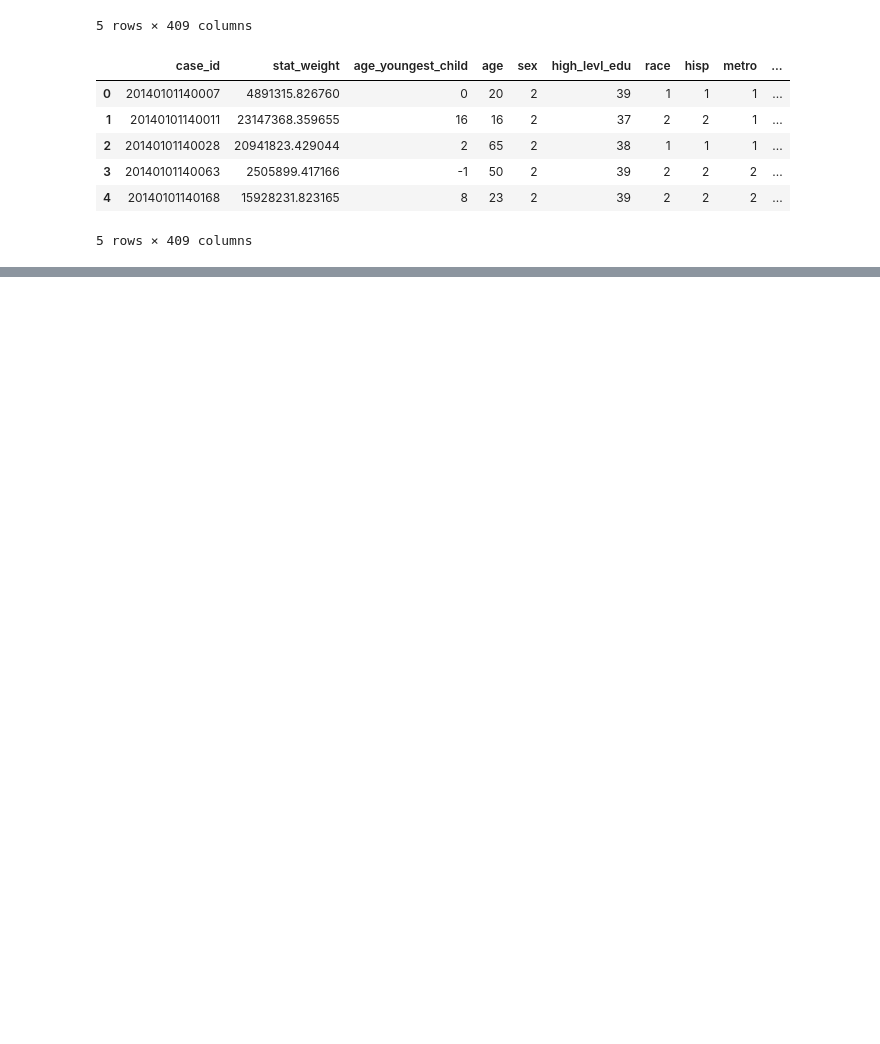
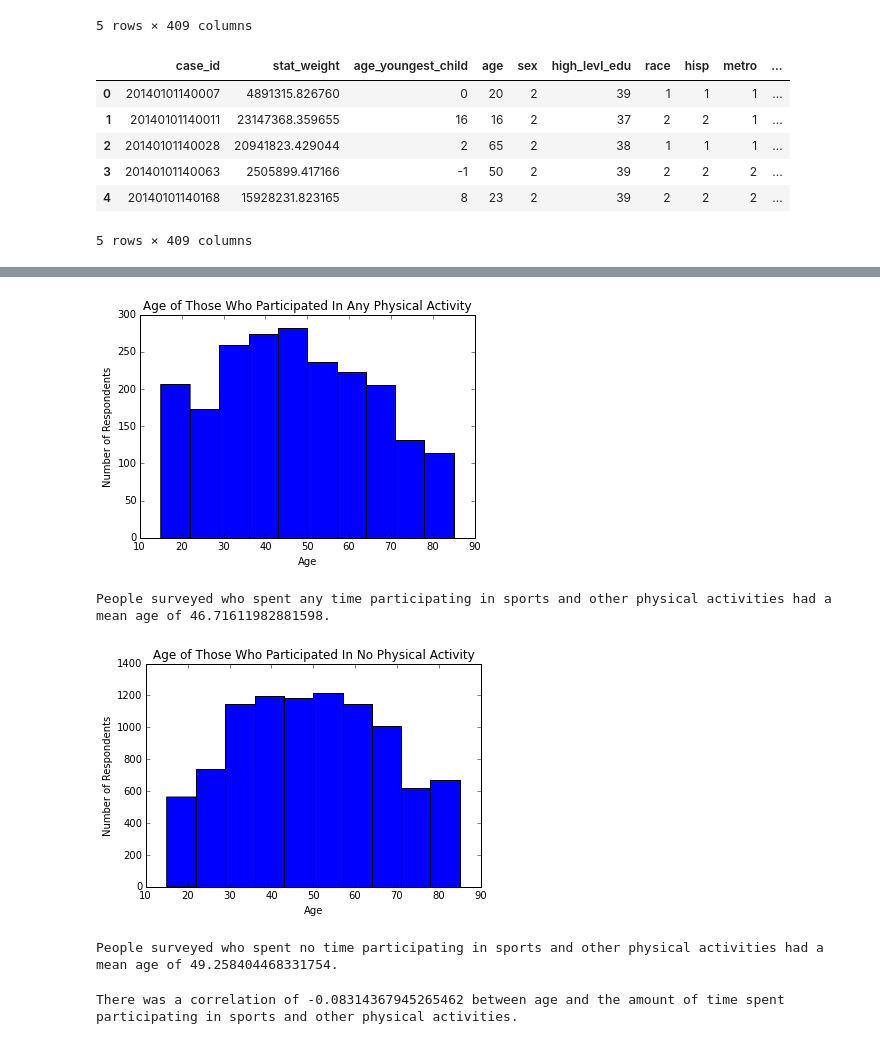
Before and after one commit to TylerKotkin/atus-analysis, a Jupyter notebook: atus_analysis.ipynb, the cells around one changed output, grey strips where cells are left out. Drawn from its saved outputs; the diff is of its cells as text; code cells hidden in the pictures; blank space fills up the shorter version.

Commit message:
graphs added

```diff
--- a/atus_analysis.ipynb
+++ b/atus_analysis.ipynb
@@ -526,0 +37,17 @@ summary.head()
+# %%
+participating = summary[['case_id', 'high_levl_edu', 'race', 'metro', 'age', 'sex', 'hs_or_col',
+                             'num_of_children', 'Tobacco and drug use', 'Doing aerobics',
+                             'Playing baseball', 'Playing basketball', 'Biking',
+                             'Playing billiards', 'Boating', 'Bowling',
+                             'Climbing, spelunking, caving', 'Dancing',
+                             'Participating in equestrian sports', 'Fishing',
+                             'Playing football', 'Golfing', 'Doing gymnastics',
+                             'Hiking', 'Playing hockey', 'Hunting',
+                             'Participating in martial arts', 'Playing racquet sports',
+                             'Rollerblading', 'Running', 'Skiing, ice skating, snowboarding',
+                             'Playing soccer', 'Softball', 'Using cardiovascular equipment',
+                             'Vehicle touring/racing', 'Playing volleyball', 'Walking',
+                             'Participating in water sports', 'Weightlifting/strength training',
+                             'Working out, unspecified', 'Doing yoga', 'Playing sports n.e.c.*']]
+# %%
+participating['all_activities'] = (summary['Doing aerobics']+summary['Playing baseball']+summary['Playing basketball']+summary['Biking']+summary['Playing billiards']+summary['Boating']+summary['Bowling']+summary['Climbing, spelunking, caving']+summary['Dancing']+summary['Participating in equestrian sports']+summary['Fishing']+summary['Playing football']+summary['Golfing']+summary['Doing gymnastics']+summary['Hiking']+summary['Playing hockey']+summary['Hunting']+summary['Participating in martial arts']+summary['Playing racquet sports']+summary['Rollerblading']+summary['Running']+summary['Skiing, ice skating, snowboarding']+summary['Playing soccer']+summary['Softball']+summary['Using cardiovascular equipment']+summary['Vehicle touring/racing']+summary['Playing volleyball']+summary['Walking']+summary['Participating in water sports']+summary['Weightlifting/strength training']+summary['Working out, unspecified']+summary['Doing yoga']+summary['Playing sports n.e.c.*'])
@@ -526,0 +74,4 @@ summary.head()
+# %%
+any_participating = participating[participating.all_activities > 0]
+# %%
+no_participating = participating[participating.all_activities == 0]
@@ -526,0 +98,23 @@ summary.head()
+# %%
+any_participating['age'].plot(kind='hist', bins=10, title='Age of Those Who Participated In Any Physical Activity')
+plt.xlabel('Age')
+plt.ylabel('Number of Respondents')
+plt.show()
+
+print('People surveyed who spent any time participating in sports and other physical activities had a mean age of {}.'.format(any_participating['age'].mean()))
+
+no_participating['age'].plot(kind='hist', bins=10,title='Age of Those Who Participated In No Physical Activity')
+plt.xlabel('Age')
+plt.ylabel('Number of Respondents')
+plt.show()
+
+print('People surveyed who spent no time participating in sports and other physical activities had a mean age of {}.'.format(no_participating['age'].mean()))
+# %% [output]
+[figure, added]
+People surveyed who spent any time participating in sports and other physical activities had a mean age of 46.71611982881598.
+[figure, added]
+People surveyed who spent no time participating in sports and other physical activities had a mean age of 49.258404468331754.
+# %%
+print('There was a correlation of {} between age and the amount of time spent participating in sports and other physical activities.'.format(participating['age'].corr(participating['all_activities'])))
+# %% [output]
+There was a correlation of -0.08314367945265462 between age and the amount of time spent participating in sports and other physical activities.
```
Also changed, not shown: parts of 47 cells of this notebook.
